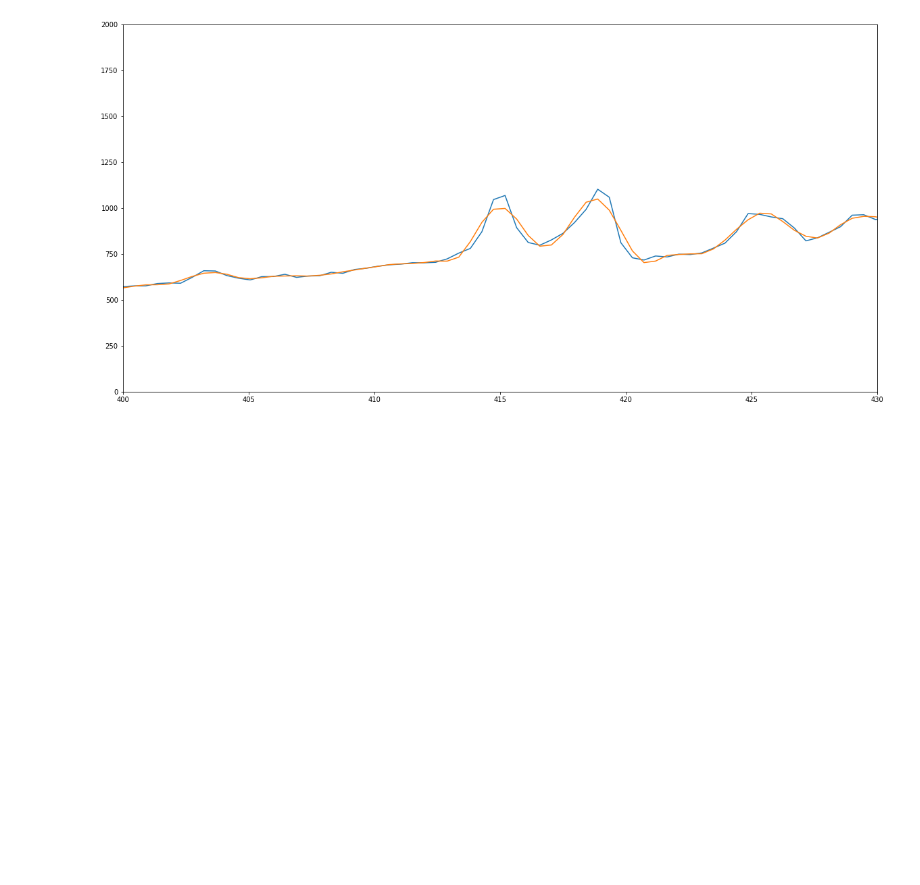
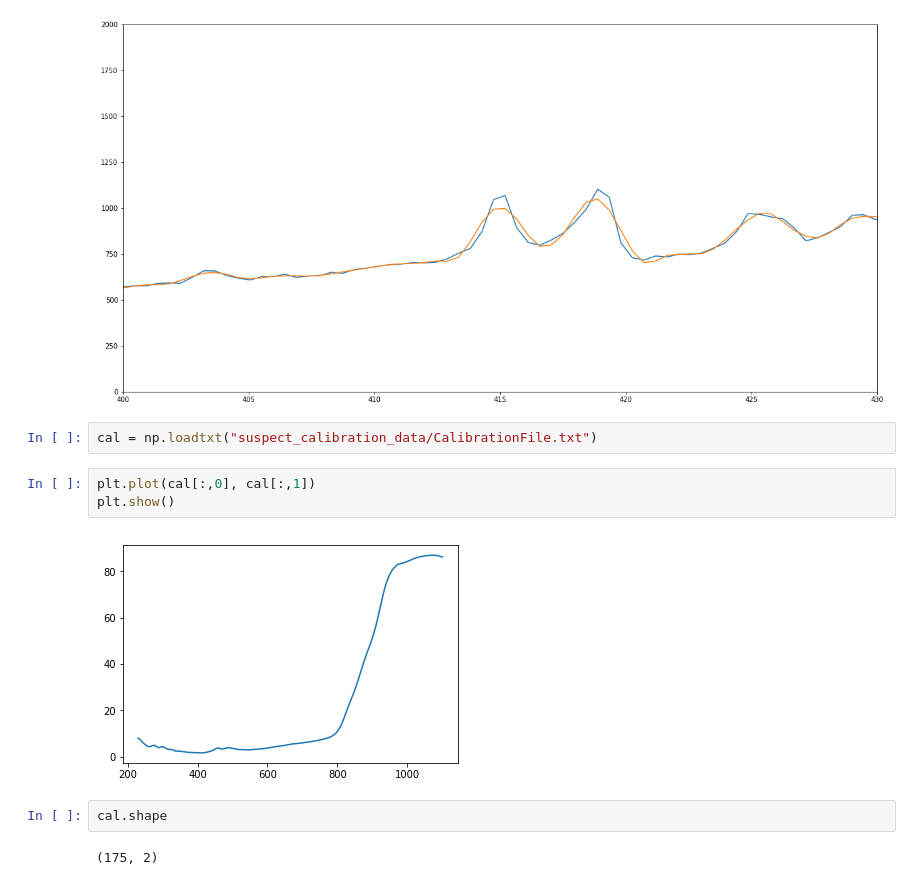
Before and after one commit to piovere/zeTorch, a Jupyter notebook: Filtering.ipynb, the cells around one changed output. Saved outputs shown, nothing was run; the diff lists cells and outputs as text; blank space fills up the shorter version.

Commit message:
some filtering work--calibration curve

```diff
--- a/Filtering.ipynb
+++ b/Filtering.ipynb
@@ -33,3 +33,14 @@ plt.ylim(0, 2000)
 plt.show()
 # %% [output]
 [figure]
+# %%
+cal = np.loadtxt("suspect_calibration_data/CalibrationFile.txt")
+# %%
+plt.plot(cal[:,0], cal[:,1])
+plt.show()
+# %% [output]
+[figure, added]
+# %%
+cal.shape
+# %% [output]
+(175, 2)
```
